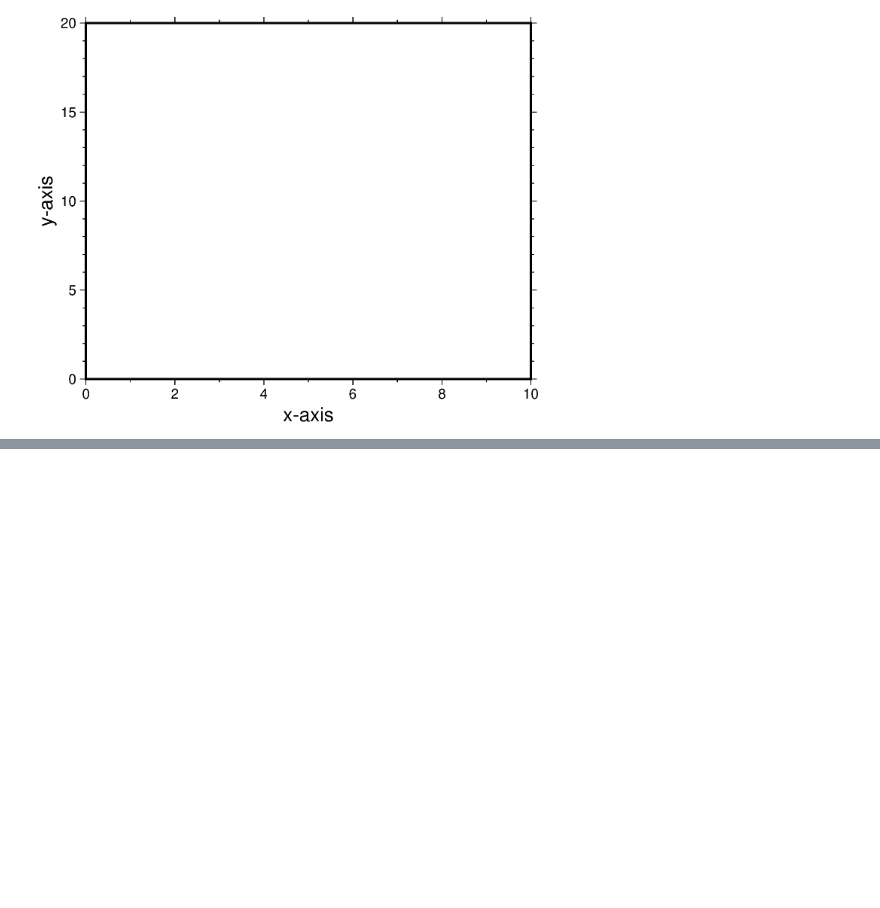
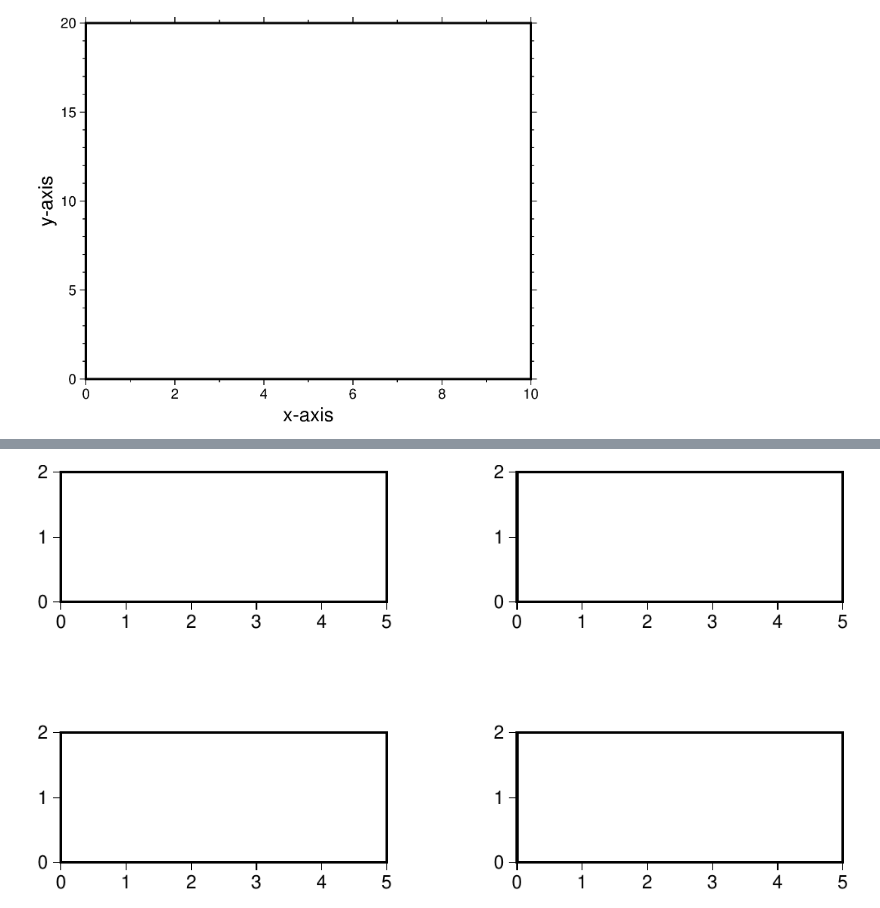
Before and after one commit to brioglade/gmt, a Jupyter notebook: pygmt.ipynb, the cells around one changed output, grey strips where cells are left out. Drawn from its saved outputs; the diff is of its cells as text; code cells hidden in the pictures; blank space fills up the shorter version.

```diff
--- a/pygmt.ipynb
+++ b/pygmt.ipynb
@@ -581,0 +624,7 @@ fig.show()
+# %%
+from pdf2image import convert_from_path
+
+images = convert_from_path("test.pdf")
+images[0]  # first page
+# %% [output]
+[figure, added]
```
Also changed, not shown: parts of 7 cells of this notebook.
